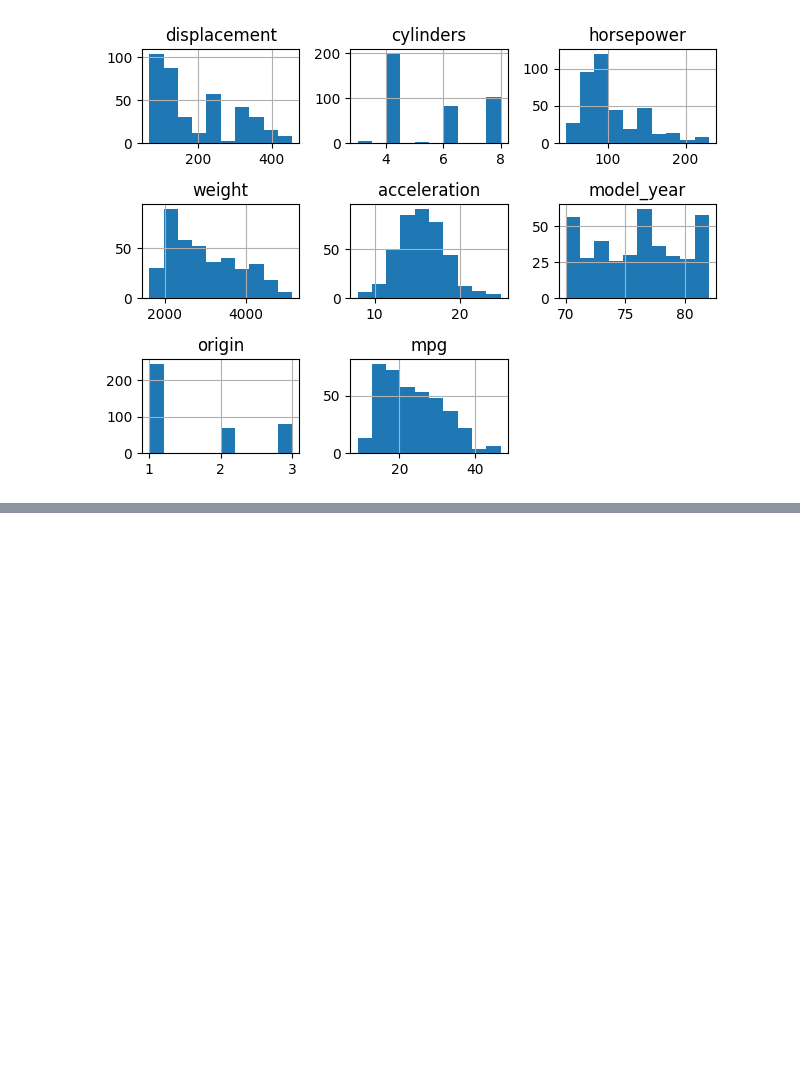
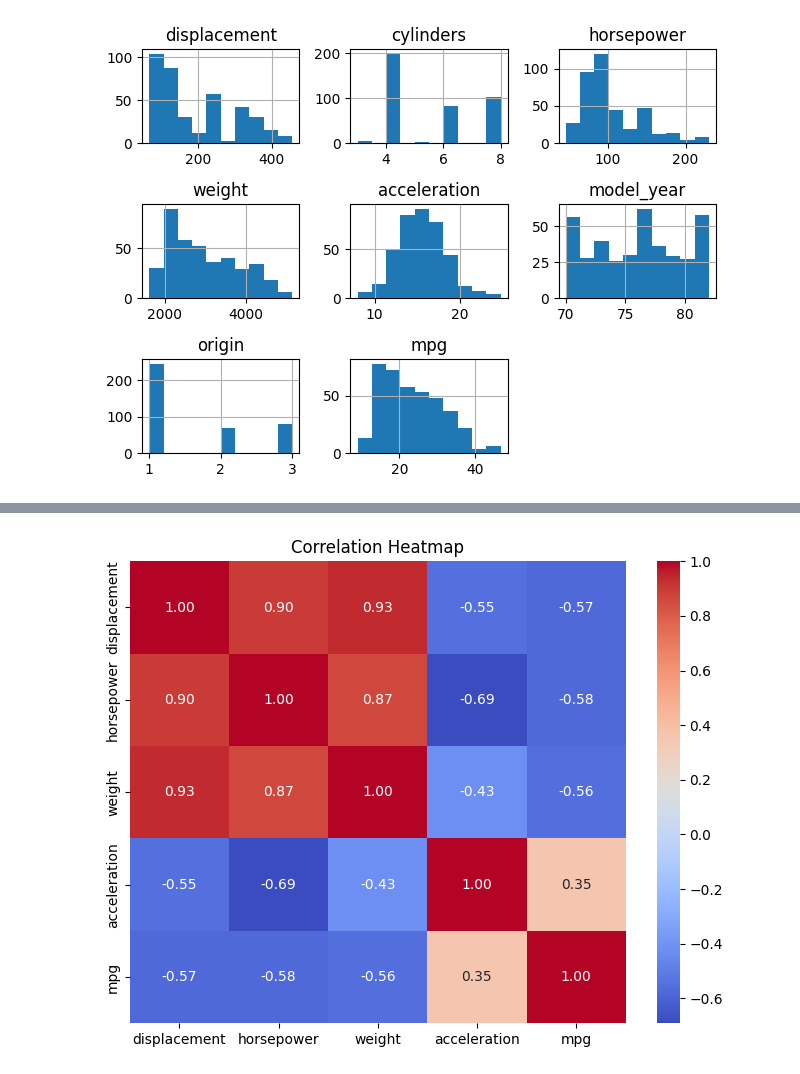
Before and after one commit to Nikhilesh-B/saturate_the_hypersphere, a Jupyter notebook: OLS.ipynb, the cells around one changed output, grey strips where cells are left out. Drawn from its saved outputs; the diff is of its cells as text; code cells hidden in the pictures; blank space fills up the shorter version.

```diff
--- a/OLS.ipynb
+++ b/OLS.ipynb
@@ -140,0 +182,5 @@ plt.tight_layout()
+# %%
+### Now we need to make our categorial variables correctly informed
+
+consolidated_data = pd.get_dummies(consolidated_data, columns=categorial_columns, drop_first=True)
+print(dummies)
@@ -140,0 +204,8 @@ plt.tight_layout()
+# %%
+corr_matrix = consolidated_data[continuous_columns+["mpg"]].corr()
+plt.figure(figsize=(8,6))
+sns.heatmap(corr_matrix, annot=True, cmap='coolwarm', fmt=".2f")
+plt.title('Correlation Heatmap')
+plt.show()
+# %% [output]
+[figure, added]
```
Also changed, not shown: parts of 11 cells of this notebook.
